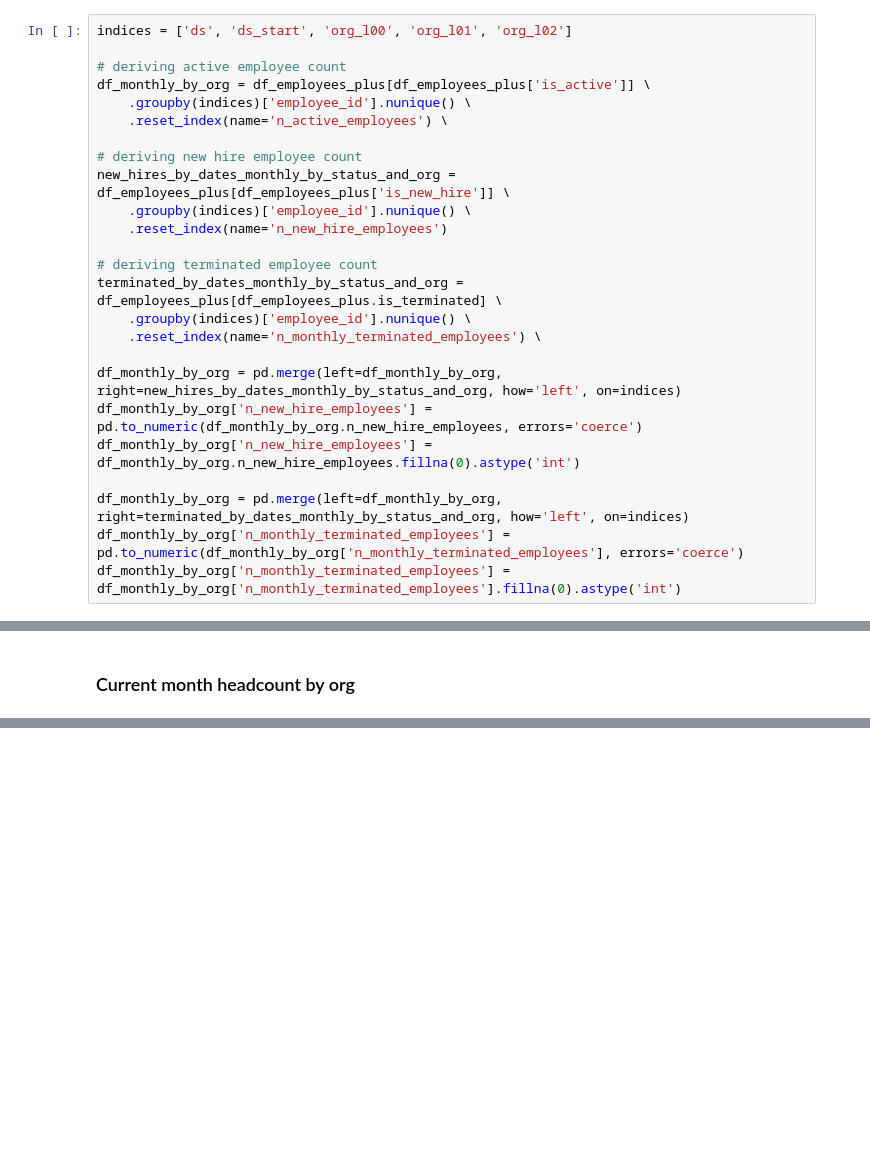
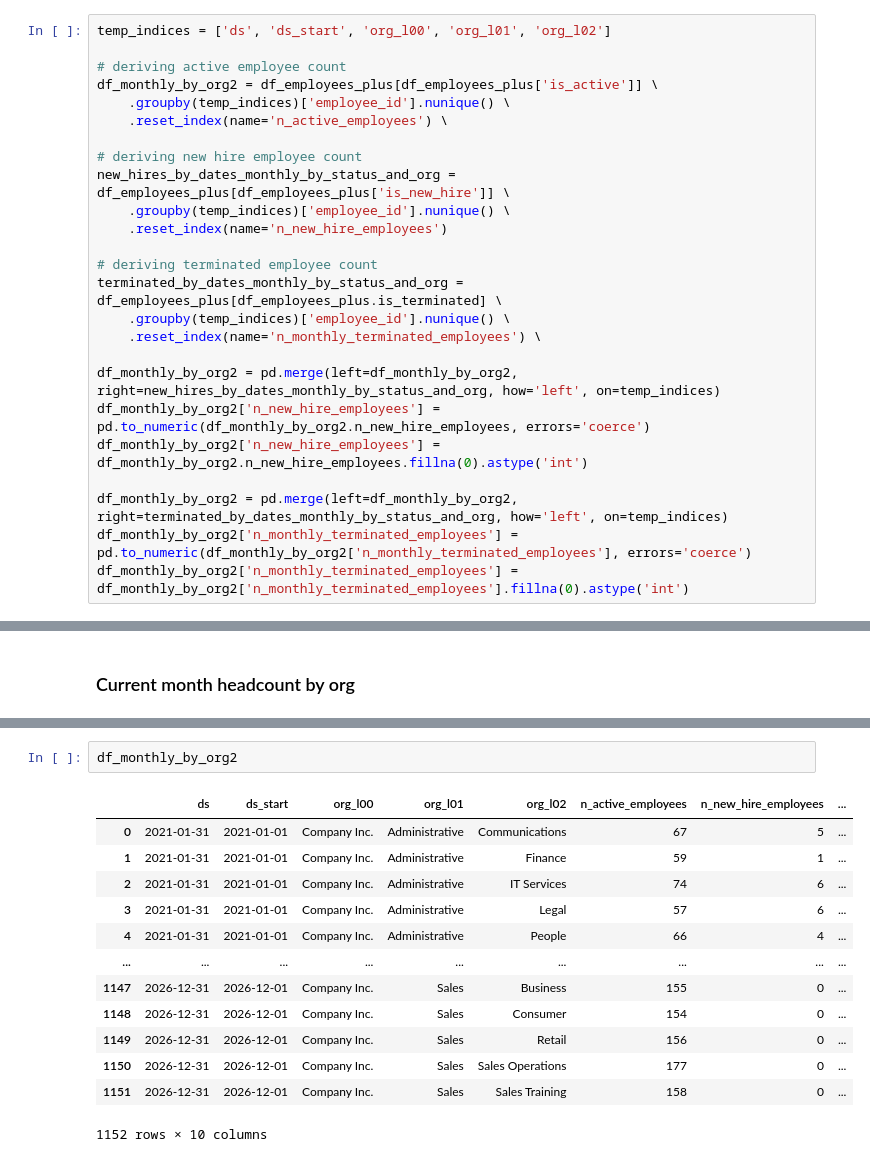
Before and after one commit to AtypicalLogic/fictional_hr_analytics, a Jupyter notebook: analyze/monthly_core_metrics.ipynb, the cells around one changed output, grey strips where cells are left out. Saved outputs shown, nothing was run; the diff lists cells and outputs as text; blank space fills up the shorter version.

```diff
--- a/analyze/monthly_core_metrics.ipynb
+++ b/analyze/monthly_core_metrics.ipynb
@@ -126,25 +197,25 @@ df_monthly['n_new_hire_employees'] = df_monthly['n_new_hire_employees'].fillna(0
 # %%
-indices = ['ds', 'ds_start', 'org_l00', 'org_l01', 'org_l02']
+temp_indices = ['ds', 'ds_start', 'org_l00', 'org_l01', 'org_l02']
 
 # deriving active employee count
-df_monthly_by_org = df_employees_plus[df_employees_plus['is_active']] \
-    .groupby(indices)['employee_id'].nunique() \
+df_monthly_by_org2 = df_employees_plus[df_employees_plus['is_active']] \
+    .groupby(temp_indices)['employee_id'].nunique() \
     .reset_index(name='n_active_employees') \
 
 # deriving new hire employee count
 new_hires_by_dates_monthly_by_status_and_org = df_employees_plus[df_employees_plus['is_new_hire']] \
-    .groupby(indices)['employee_id'].nunique() \
+    .groupby(temp_indices)['employee_id'].nunique() \
     .reset_index(name='n_new_hire_employees')
 
 # deriving terminated employee count
 terminated_by_dates_monthly_by_status_and_org = df_employees_plus[df_employees_plus.is_terminated] \
-    .groupby(indices)['employee_id'].nunique() \
+    .groupby(temp_indices)['employee_id'].nunique() \
     .reset_index(name='n_monthly_terminated_employees') \
 
-df_monthly_by_org = pd.merge(left=df_monthly_by_org, right=new_hires_by_dates_monthly_by_status_and_org, how='left', on=indices)
-df_monthly_by_org['n_new_hire_employees'] = pd.to_numeric(df_monthly_by_org.n_new_hire_employees, errors='coerce')
-df_monthly_by_org['n_new_hire_employees'] = df_monthly_by_org.n_new_hire_employees.fillna(0).astype('int')
+df_monthly_by_org2 = pd.merge(left=df_monthly_by_org2, right=new_hires_by_dates_monthly_by_status_and_org, how='left', on=temp_indices)
+df_monthly_by_org2['n_new_hire_employees'] = pd.to_numeric(df_monthly_by_org2.n_new_hire_employees, errors='coerce')
+df_monthly_by_org2['n_new_hire_employees'] = df_monthly_by_org2.n_new_hire_employees.fillna(0).astype('int')
 
-df_monthly_by_org = pd.merge(left=df_monthly_by_org, right=terminated_by_dates_monthly_by_status_and_org, how='left', on=indices)
-df_monthly_by_org['n_monthly_terminated_employees'] = pd.to_numeric(df_monthly_by_org['n_monthly_terminated_employees'], errors='coerce')
-df_monthly_by_org['n_monthly_terminated_employees'] = df_monthly_by_org['n_monthly_terminated_employees'].fillna(0).astype('int')
+df_monthly_by_org2 = pd.merge(left=df_monthly_by_org2, right=terminated_by_dates_monthly_by_status_and_org, how='left', on=temp_indices)
+df_monthly_by_org2['n_monthly_terminated_employees'] = pd.to_numeric(df_monthly_by_org2['n_monthly_terminated_employees'], errors='coerce')
+df_monthly_by_org2['n_monthly_terminated_employees'] = df_monthly_by_org2['n_monthly_terminated_employees'].fillna(0).astype('int')
@@ -454,0 +658,16 @@ display_table
+# %%
+df_monthly_by_org2
+# %% [output]
+|  | ds | ds_start | org_l00 | org_l01 | org_l02 | n_active_employees | n_new_hire_employees | ... |
+| 0 | 2021-01-31 | 2021-01-01 | Company Inc. | Administrative | Communications | 67 | 5 | ... |
+| 1 | 2021-01-31 | 2021-01-01 | Company Inc. | Administrative | Finance | 59 | 1 | ... |
+| 2 | 2021-01-31 | 2021-01-01 | Company Inc. | Administrative | IT Services | 74 | 6 | ... |
+| 3 | 2021-01-31 | 2021-01-01 | Company Inc. | Administrative | Legal | 57 | 6 | ... |
+| 4 | 2021-01-31 | 2021-01-01 | Company Inc. | Administrative | People | 66 | 4 | ... |
+| ... | ... | ... | ... | ... | ... | ... | ... | ... |
+| 1147 | 2026-12-31 | 2026-12-01 | Company Inc. | Sales | Business | 155 | 0 | ... |
+| 1148 | 2026-12-31 | 2026-12-01 | Company Inc. | Sales | Consumer | 154 | 0 | ... |
+| 1149 | 2026-12-31 | 2026-12-01 | Company Inc. | Sales | Retail | 156 | 0 | ... |
+| 1150 | 2026-12-31 | 2026-12-01 | Company Inc. | Sales | Sales Operations | 177 | 0 | ... |
+| 1151 | 2026-12-31 | 2026-12-01 | Company Inc. | Sales | Sales Training | 158 | 0 | ... |
+1152 rows × 10 columns
```
Also changed, not shown: parts of 44 cells of this notebook.
